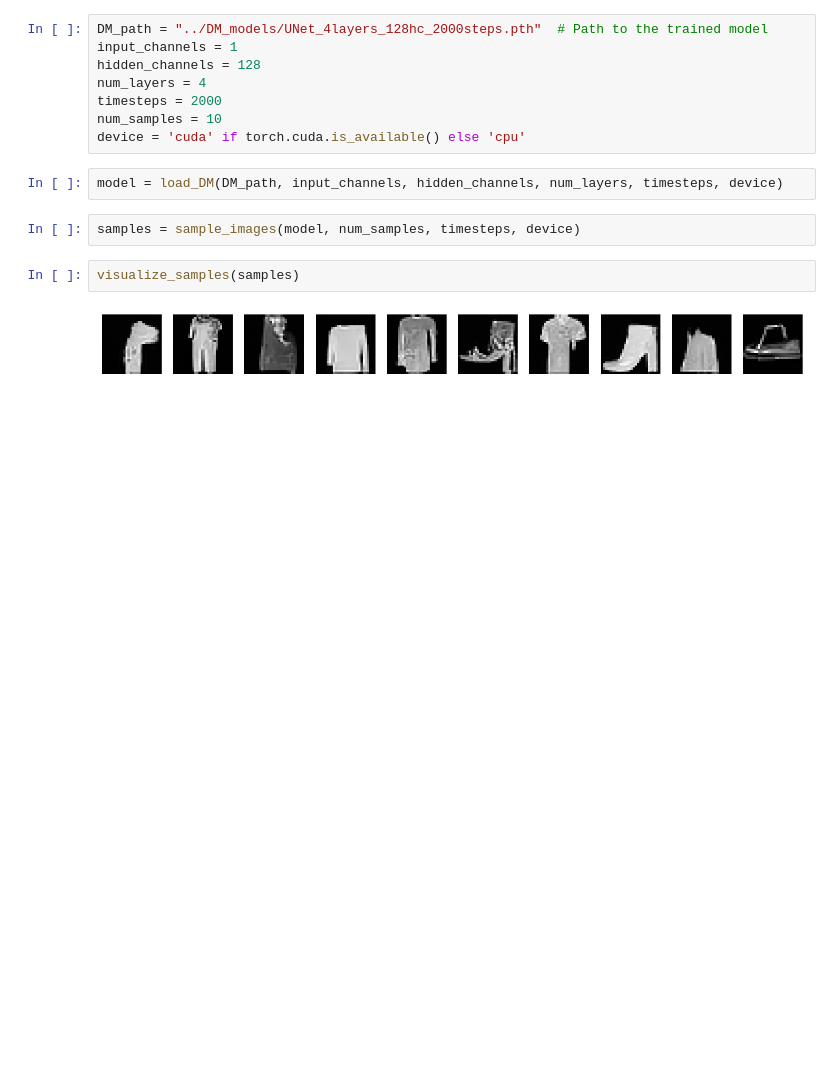
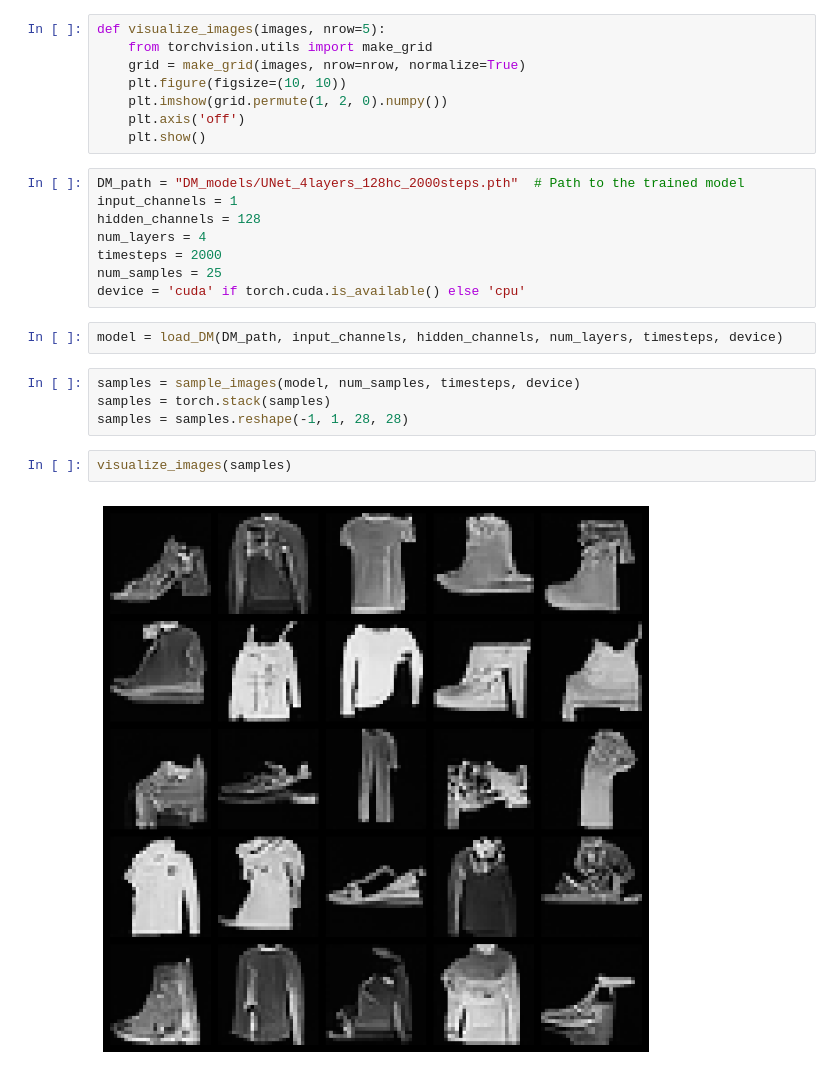
Before and after one commit to marssoo/GenAI2025-DiffInstruct, a Jupyter notebook: notebooks/demo_DM.ipynb, the cells around one changed output. Drawn from its saved outputs; the diff is of its cells as text; blank space fills up the shorter version.

```diff
--- a/notebooks/demo_DM.ipynb
+++ b/notebooks/demo_DM.ipynb
@@ -28,16 +21,26 @@ def visualize_samples(samples):
+# %%
+def visualize_images(images, nrow=5):
+    from torchvision.utils import make_grid
+    grid = make_grid(images, nrow=nrow, normalize=True)
+    plt.figure(figsize=(10, 10))
+    plt.imshow(grid.permute(1, 2, 0).numpy())
+    plt.axis('off')
+    plt.show()
 # %%
-DM_path = "../DM_models/UNet_4layers_128hc_2000steps.pth"  # Path to the trained model
+DM_path = "DM_models/UNet_4layers_128hc_2000steps.pth"  # Path to the trained model
 input_channels = 1
 hidden_channels = 128
 num_layers = 4
 timesteps = 2000
-num_samples = 10
+num_samples = 25
 device = 'cuda' if torch.cuda.is_available() else 'cpu'
 # %%
 model = load_DM(DM_path, input_channels, hidden_channels, num_layers, timesteps, device)
 # %%
 samples = sample_images(model, num_samples, timesteps, device)
+samples = torch.stack(samples)
+samples = samples.reshape(-1, 1, 28, 28)
 # %%
-visualize_samples(samples)
+visualize_images(samples)
 # %% [output]
-[figure, old version]
+[figure, new version]
```
Also changed, not shown: parts of 1 cell of this notebook, 1 other file.
